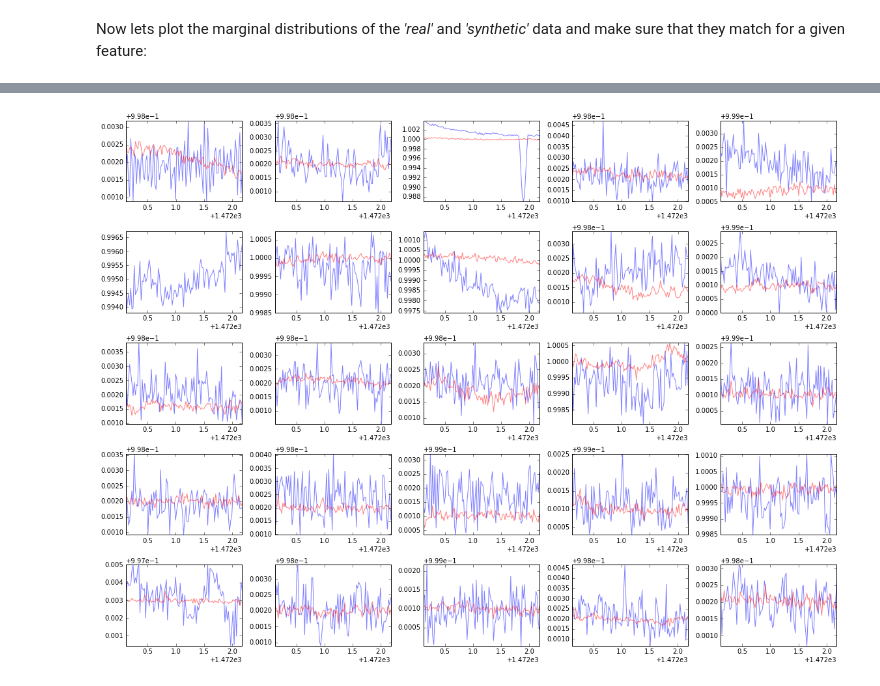
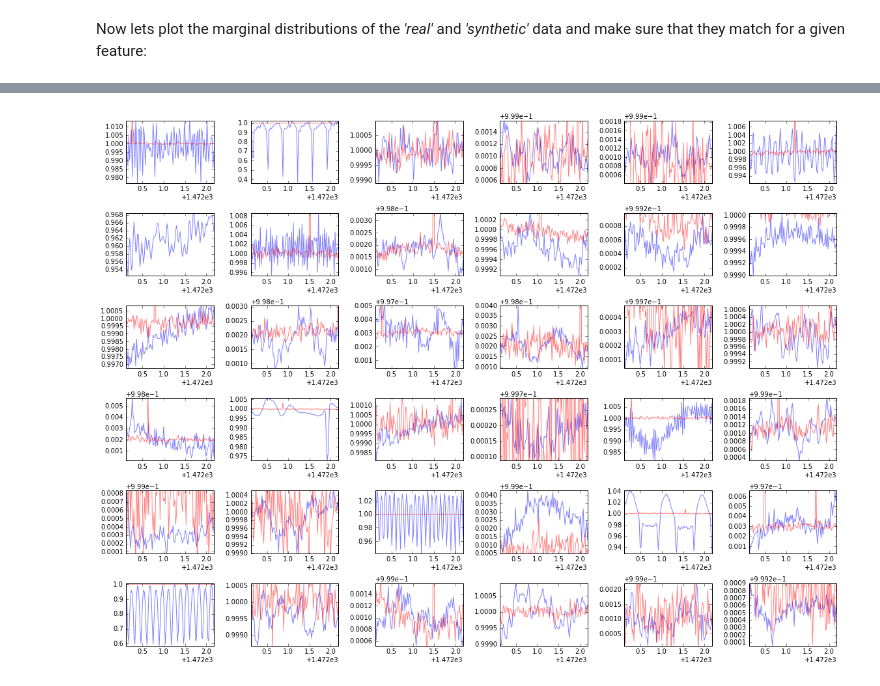
Before and after one commit to fedhere/DtUhackOutliers, a Jupyter notebook: scripts/unsupervised_RF_Rafael.ipynb, the cells around one changed output, grey strips where cells are left out. Saved outputs shown, nothing was run; the diff lists cells and outputs as text; code cells hidden in the pictures.

```diff
--- a/scripts/unsupervised_RF_Rafael.ipynb
+++ b/scripts/unsupervised_RF_Rafael.ipynb
@@ -63,8 +64,8 @@ for i in arange(2500):
 
 periodograms1 = np.array(periodograms1)
 # %%
-periodograms1[np.where(periodograms1 <= 0.0)] = median(periodograms1)
-for i in arange(25): plt.semilogy(f, periodograms1[i])
+#periodograms1[np.where(periodograms1 <= 0.0)] = median(periodograms1)
+for i in arange(1000): plt.plot(f, periodograms1[i])
 plt.xlabel('frequency')
 plt.ylabel('PSD [V**2/freq_units]')
 # %% [output]
@@ -73,5 +74,6 @@ plt.ylabel('PSD [V**2/freq_units]')
 # %%
-periodograms = log10(periodograms1)
+#periodograms = log10(periodograms1)
+periodograms = periodograms1
 obj_ids = numpy.arange(len(periodograms))
 print obj_ids
 # %% [output]
@@ -203,7 +202,7 @@ def merge_work_and_synthetic_samples(X, X_syn):
 
 X_total, Y_total = merge_work_and_synthetic_samples(periodograms, X_syn)
 # declare an RF
-N_TRAIN = 700 # number of trees in the forest
+N_TRAIN = 50 # number of trees in the forest
 rand_f = sklearn.ensemble.RandomForestClassifier(n_estimators=N_TRAIN)
 rand_f.fit(X_total, Y_total)
 # %% [output]
@@ -279,5 +279,5 @@ print shape(lightc1[obj_ids_outliers,0,:])
 # %%
-N_outliers = 25
+N_outliers = 100
 sum_vec_outliers = numpy.sort(sum_vec)[::-1][:N_outliers]
 obj_ids_outliers = obj_ids[numpy.argsort(sum_vec)][::-1][:N_outliers]
 
@@ -310,26 +320,26 @@ plt.plot(f,periodograms[1190])
 # %%
 plt.rcParams['figure.figsize'] = 16, 12
-for i in arange(25):
+for i in arange(36):
     #print i
     #print obj_ids_outliers[i]
-    plt.subplot(5, 5, i+1)
+    plt.subplot(6, 6, i+1)
     plt.plot(lightc1[obj_ids_outliers[i],0,:],X[obj_ids_outliers[i],:],color='b',alpha=0.5)
     axis('tight')
     #plt.axis('off')
     plt.plot(lightc1[obj_ids_outliers1[i],0,:],X[obj_ids_outliers1[i],:],color='r',alpha=0.5)
 plt.tight_layout()
 plt.savefig('weirdness.png')
 
 #plt.plot(lightc1[1150,0,:],X[1150,:],color='b')
 #plt.plot(lightc1[1190,0,:],X[1190,:],color='b')
 #plt.plot(lightc1[1552,0,:],X[1552,:],color='b')
 
 
 #plt.plot(lightc1[423,0,:],X[423,:],color='r')
 #plt.plot(lightc1[576,0,:],X[576,:],color='r')
 #plt.plot(lightc1[2240,0,:],X[2240,:],color='r')
 # %% [output]
-[figure, old version]
+[figure, new version]
 # %%
 plt.rcParams['figure.figsize'] = 8, 6
 for i in arange(25):
```
Also changed, not shown: parts of 19 cells of this notebook.
